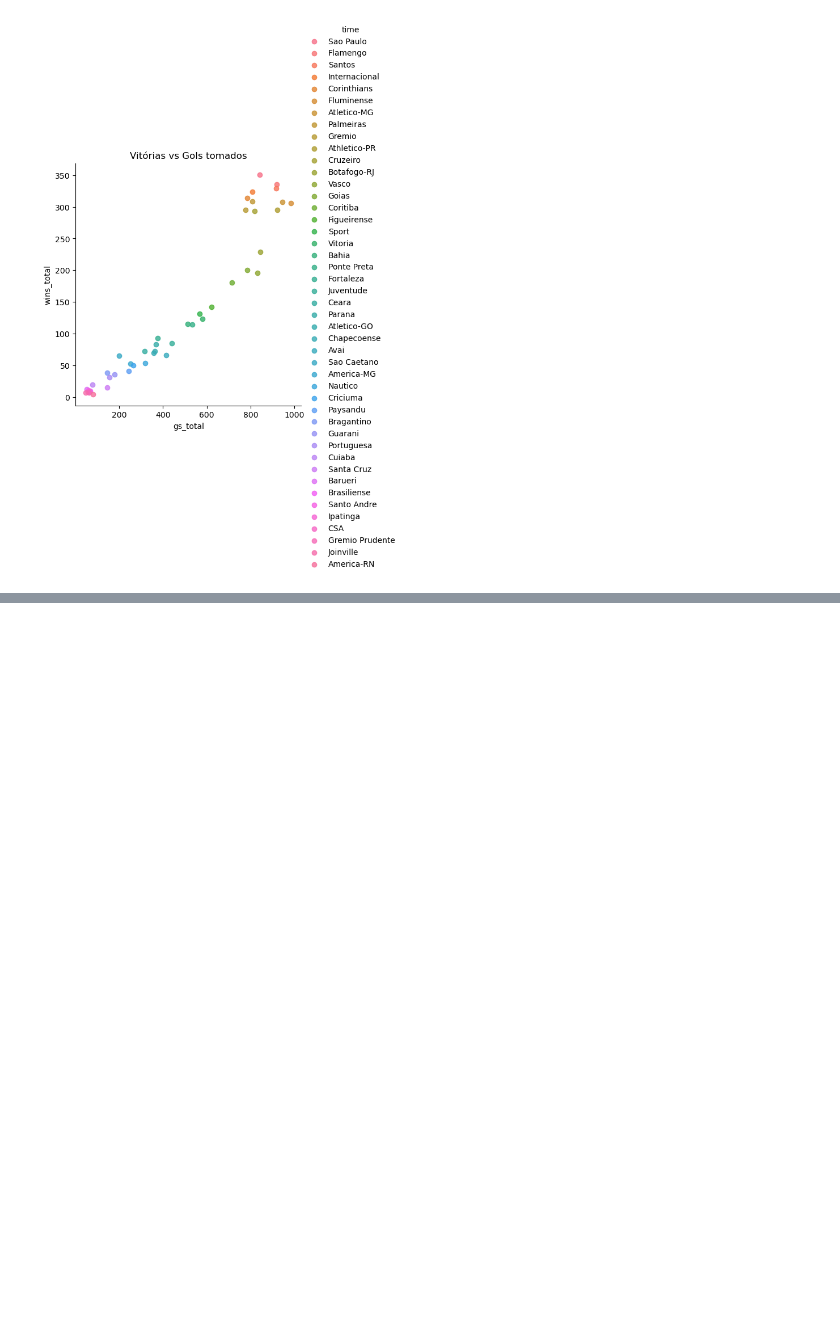
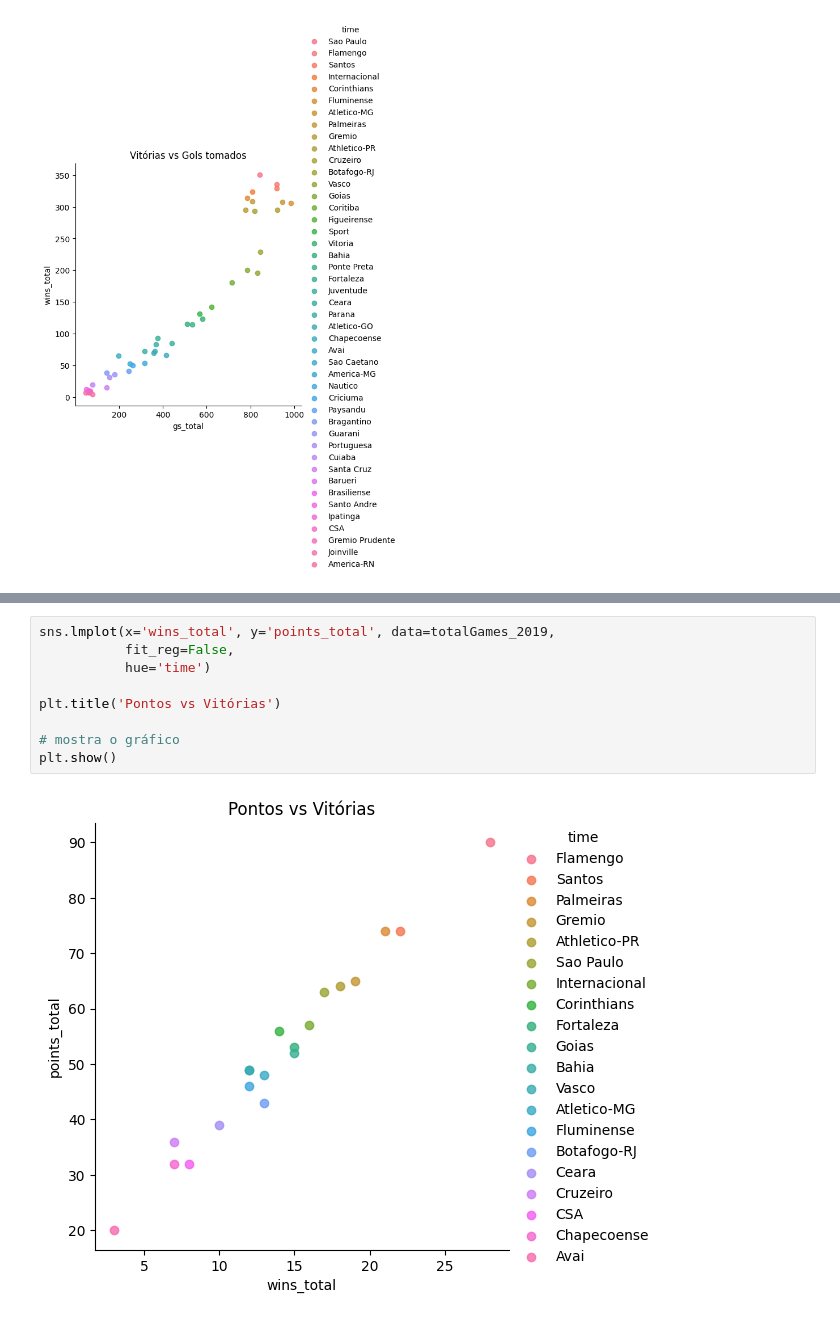
Before and after one commit to gabriel-arrvda/ac2-padroes, a Jupyter notebook: brasileirao.ipynb, the cells around one changed output, grey strips where cells are left out. Drawn from its saved outputs; the diff is of its cells as text; blank space fills up the shorter version.

```diff
--- a/brasileirao.ipynb
+++ b/brasileirao.ipynb
@@ -337,0 +455,11 @@ gamesDf_2020.head()
+# %%
+sns.lmplot(x='wins_total', y='points_total', data=totalGames_2019,
+           fit_reg=False,
+           hue='time')
+
+plt.title('Pontos vs Vitórias')
+
+# mostra o gráfico
+plt.show()
+# %% [output]
+[figure, added]
```
Also changed, not shown: parts of 14 cells of this notebook.
